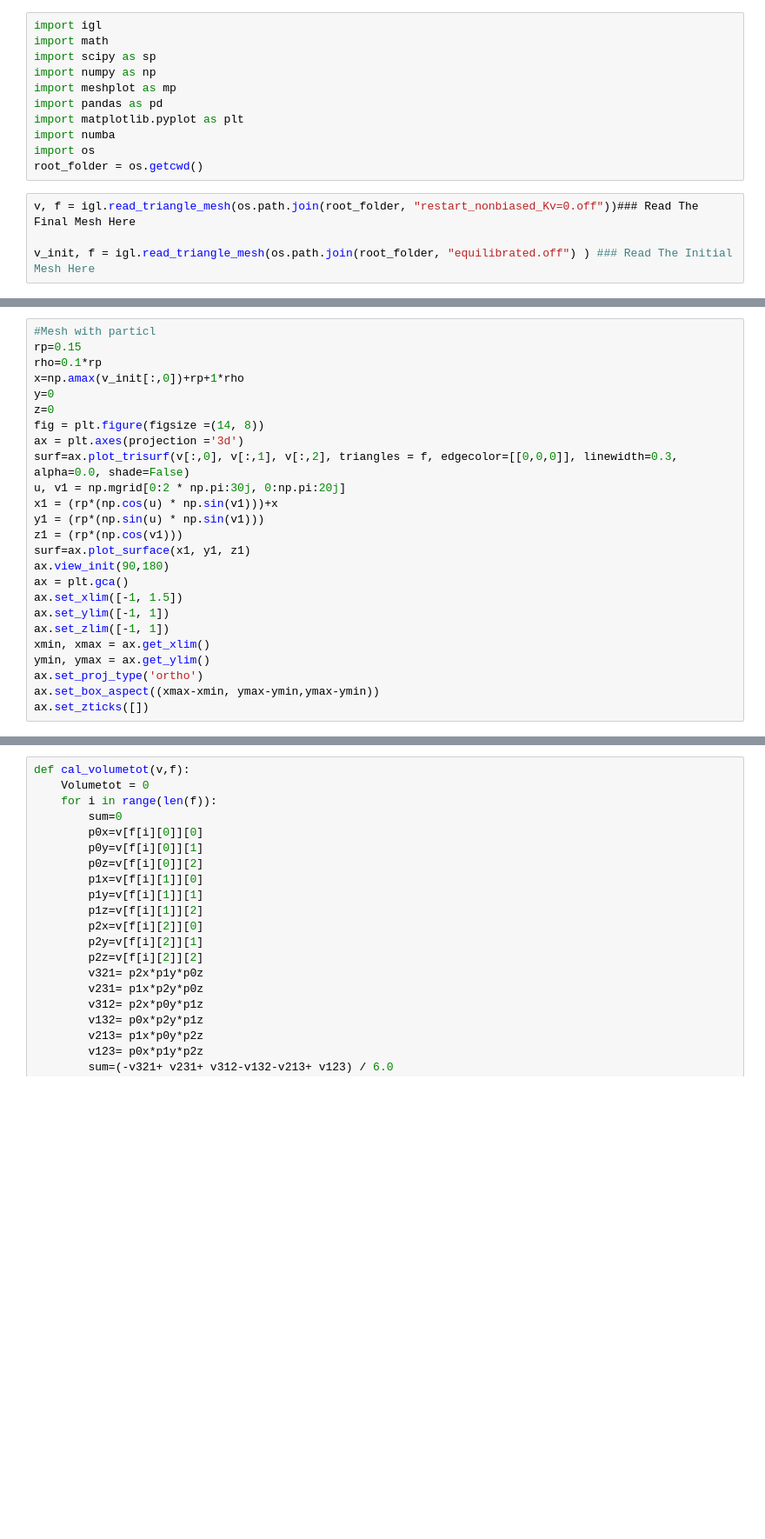
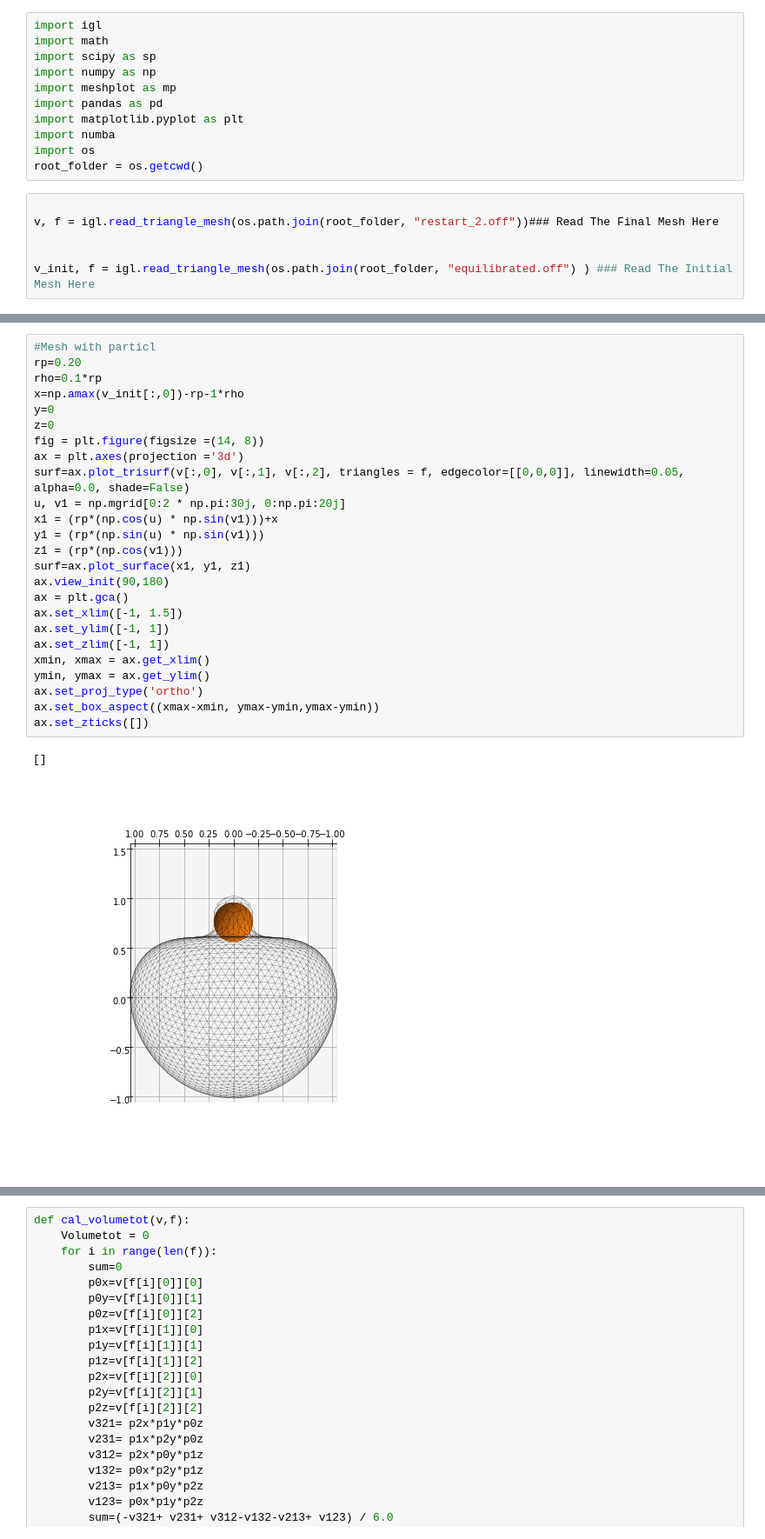
Before and after one commit to SaIL-Yong/Membrane_particle_interaction_dynamics, a Jupyter notebook: Post_Processing.ipynb, the cells around one changed output, grey strips where cells are left out. Shown at 87% size. Drawn from its saved outputs; the diff is of its cells as text; blank space fills up the shorter version.

Commit message:
Post_Processing_force_visualization

```diff
--- a/Post_Processing.ipynb
+++ b/Post_Processing.ipynb
@@ -10,6 +10,8 @@ import numba
 import os
 root_folder = os.getcwd()
 # %%
-v, f = igl.read_triangle_mesh(os.path.join(root_folder, "restart_nonbiased_Kv=0.off"))### Read The Final Mesh Here
+
+v, f = igl.read_triangle_mesh(os.path.join(root_folder, "restart_2.off"))### Read The Final Mesh Here
+
 
 v_init, f = igl.read_triangle_mesh(os.path.join(root_folder, "equilibrated.off") ) ### Read The Initial Mesh Here
@@ -19,25 +27,28 @@ p=mp.plot(v,f,shading={"wireframe":True, "wire_color": "black", #Wireframerender
-# %%
-#Mesh with particl
-rp=0.15
-rho=0.1*rp
-x=np.amax(v_init[:,0])+rp+1*rho
-y=0
-z=0
-fig = plt.figure(figsize =(14, 8))
-ax = plt.axes(projection ='3d')
-surf=ax.plot_trisurf(v[:,0], v[:,1], v[:,2], triangles = f, edgecolor=[[0,0,0]], linewidth=0.3, alpha=0.0, shade=False)
-u, v1 = np.mgrid[0:2 * np.pi:30j, 0:np.pi:20j]
-x1 = (rp*(np.cos(u) * np.sin(v1)))+x
-y1 = (rp*(np.sin(u) * np.sin(v1)))
-z1 = (rp*(np.cos(v1)))
-surf=ax.plot_surface(x1, y1, z1)
-ax.view_init(90,180)
-ax = plt.gca()
-ax.set_xlim([-1, 1.5])
-ax.set_ylim([-1, 1])
-ax.set_zlim([-1, 1])
-xmin, xmax = ax.get_xlim()
-ymin, ymax = ax.get_ylim()
-ax.set_proj_type('ortho')
-ax.set_box_aspect((xmax-xmin, ymax-ymin,ymax-ymin))
-ax.set_zticks([])
+# %%
+#Mesh with particl
+rp=0.20
+rho=0.1*rp
+x=np.amax(v_init[:,0])-rp-1*rho
+y=0
+z=0
+fig = plt.figure(figsize =(14, 8))
+ax = plt.axes(projection ='3d')
+surf=ax.plot_trisurf(v[:,0], v[:,1], v[:,2], triangles = f, edgecolor=[[0,0,0]], linewidth=0.05, alpha=0.0, shade=False)
+u, v1 = np.mgrid[0:2 * np.pi:30j, 0:np.pi:20j]
+x1 = (rp*(np.cos(u) * np.sin(v1)))+x
+y1 = (rp*(np.sin(u) * np.sin(v1)))
+z1 = (rp*(np.cos(v1)))
+surf=ax.plot_surface(x1, y1, z1)
+ax.view_init(90,180)
+ax = plt.gca()
+ax.set_xlim([-1, 1.5])
+ax.set_ylim([-1, 1])
+ax.set_zlim([-1, 1])
+xmin, xmax = ax.get_xlim()
+ymin, ymax = ax.get_ylim()
+ax.set_proj_type('ortho')
+ax.set_box_aspect((xmax-xmin, ymax-ymin,ymax-ymin))
+ax.set_zticks([])
+# %% [output]
+[]
+[figure, added]
```
Also changed, not shown: parts of 30 cells of this notebook, 5 other files.
